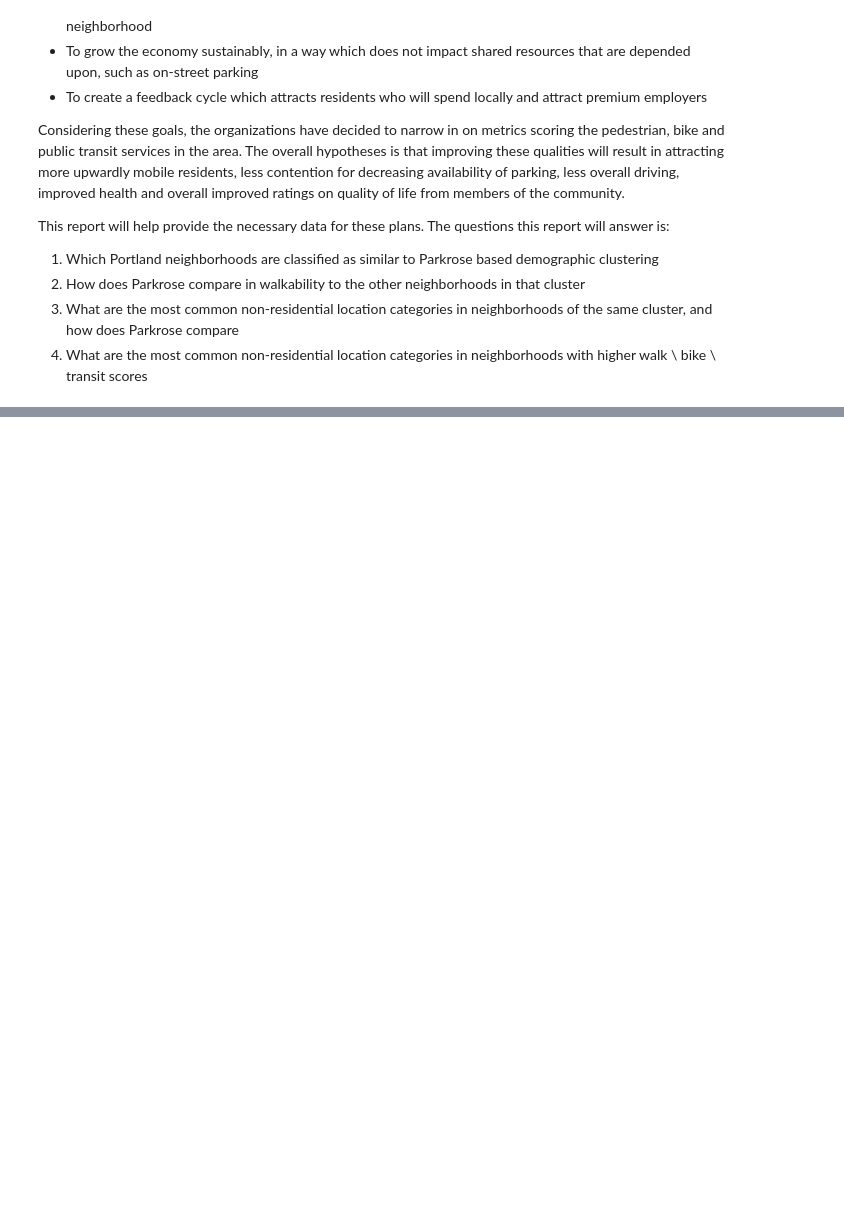
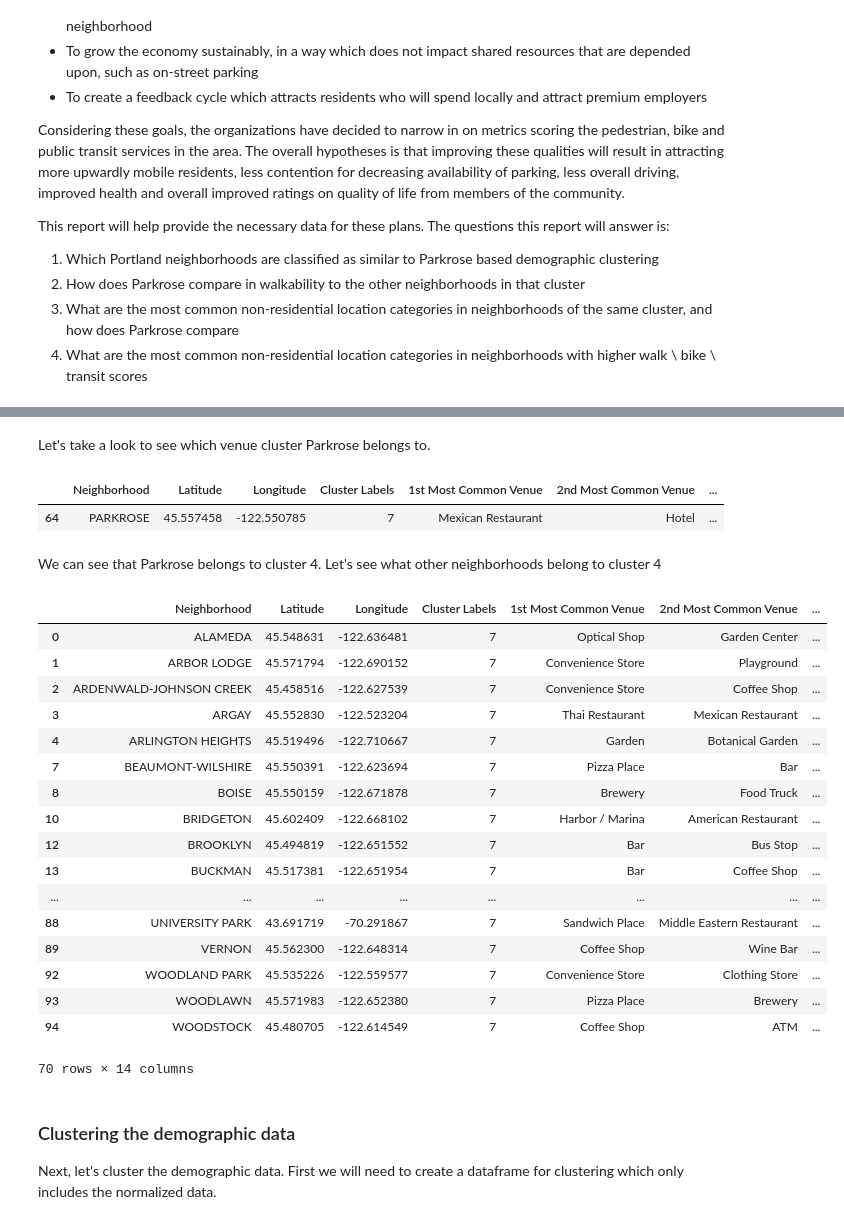
Before and after one commit to matthewgsullivan/Applied_Data_Science_Capstone, a Jupyter notebook: Final Capstone Project - M. Sullivan.ipynb, the cells around one changed output, grey strips where cells are left out. Drawn from its saved outputs; the diff is of its cells as text; code cells hidden in the pictures; blank space fills up the shorter version.

```diff
--- a/Final Capstone Project - M. Sullivan.ipynb
+++ b/Final Capstone Project - M. Sullivan.ipynb
@@ -59,0 +820,2 @@ The data source for the location information in the report will be the Places AP
+# %%
+portland_clustered_venues_df = portland_clustered_venues_df[np.isfinite(portland_clustered_venues_df['Cluster Labels'])]
@@ -59,0 +838,34 @@ The data source for the location information in the report will be the Places AP
+# %% [markdown]
+Let's take a look to see which venue cluster Parkrose belongs to.
+# %%
+portland_clustered_venues_df.loc[portland_clustered_venues_df['Neighborhood'] == 'PARKROSE']
+# %% [output]
+|  | Neighborhood | Latitude | Longitude | Cluster Labels | 1st Most Common Venue | 2nd Most Common Venue | ... |
+| 64 | PARKROSE | 45.557458 | -122.550785 | 7 | Mexican Restaurant | Hotel | ... |
+# %% [markdown]
+We can see that Parkrose belongs to cluster 4. Let's see what other neighborhoods belong to cluster 4
+# %%
+portland_clustered_venues_df.loc[portland_clustered_venues_df['Cluster Labels'] == 7]
+# %% [output]
+|  | Neighborhood | Latitude | Longitude | Cluster Labels | 1st Most Common Venue | 2nd Most Common Venue | ... |
+| 0 | ALAMEDA | 45.548631 | -122.636481 | 7 | Optical Shop | Garden Center | ... |
+| 1 | ARBOR LODGE | 45.571794 | -122.690152 | 7 | Convenience Store | Playground | ... |
+| 2 | ARDENWALD-JOHNSON CREEK | 45.458516 | -122.627539 | 7 | Convenience Store | Coffee Shop | ... |
+| 3 | ARGAY | 45.552830 | -122.523204 | 7 | Thai Restaurant | Mexican Restaurant | ... |
+| 4 | ARLINGTON HEIGHTS | 45.519496 | -122.710667 | 7 | Garden | Botanical Garden | ... |
+| 7 | BEAUMONT-WILSHIRE | 45.550391 | -122.623694 | 7 | Pizza Place | Bar | ... |
+| 8 | BOISE | 45.550159 | -122.671878 | 7 | Brewery | Food Truck | ... |
+| 10 | BRIDGETON | 45.602409 | -122.668102 | 7 | Harbor / Marina | American Restaurant | ... |
+| 12 | BROOKLYN | 45.494819 | -122.651552 | 7 | Bar | Bus Stop | ... |
+| 13 | BUCKMAN | 45.517381 | -122.651954 | 7 | Bar | Coffee Shop | ... |
+| ... | ... | ... | ... | ... | ... | ... | ... |
+| 88 | UNIVERSITY PARK | 43.691719 | -70.291867 | 7 | Sandwich Place | Middle Eastern Restaurant | ... |
+| 89 | VERNON | 45.562300 | -122.648314 | 7 | Coffee Shop | Wine Bar | ... |
+| 92 | WOODLAND PARK | 45.535226 | -122.559577 | 7 | Convenience Store | Clothing Store | ... |
+| 93 | WOODLAWN | 45.571983 | -122.652380 | 7 | Pizza Place | Brewery | ... |
+| 94 | WOODSTOCK | 45.480705 | -122.614549 | 7 | Coffee Shop | ATM | ... |
+70 rows × 14 columns
+# %% [markdown]
+### Clustering the demographic data
+
+Next, let's cluster the demographic data. First we will need to create a dataframe for clustering which only includes the normalized data.
```
Also changed, not shown: parts of 114 cells of this notebook.
